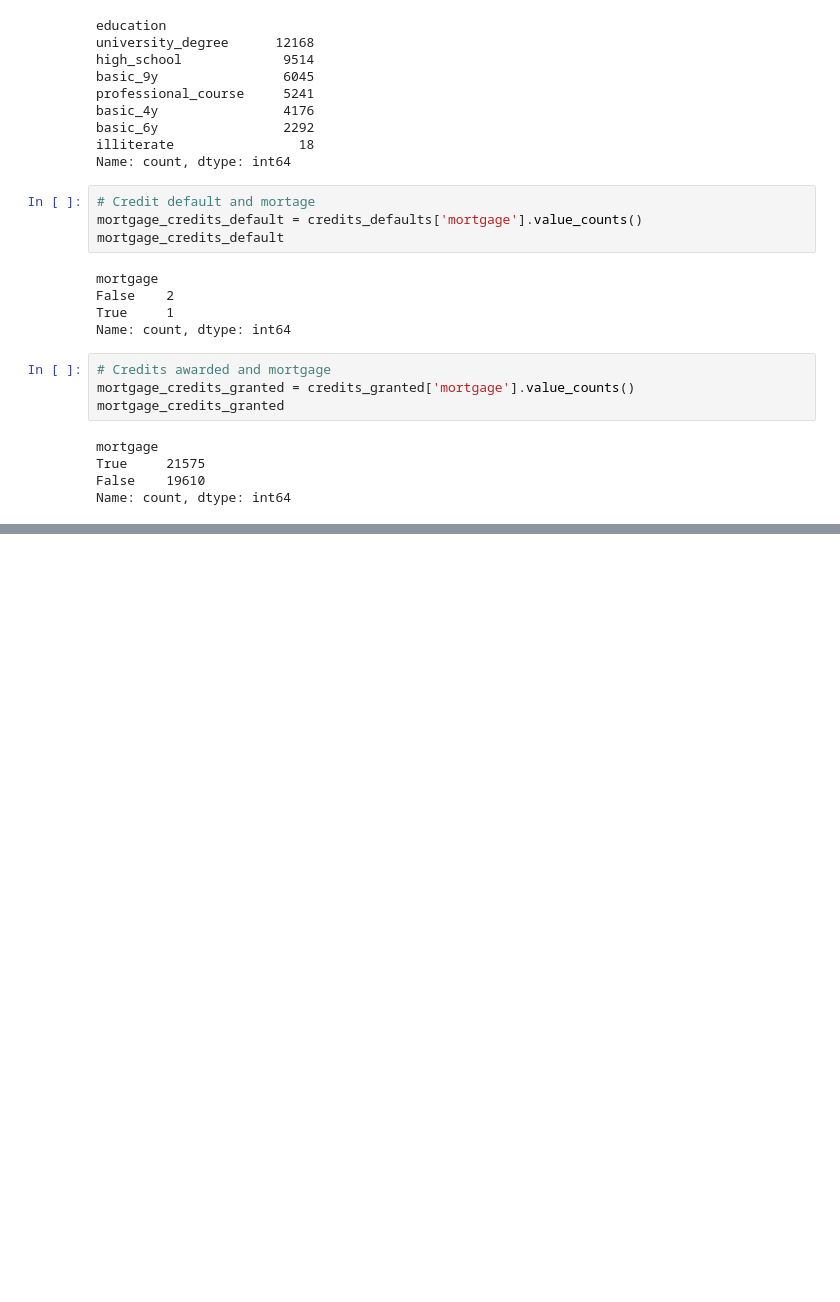
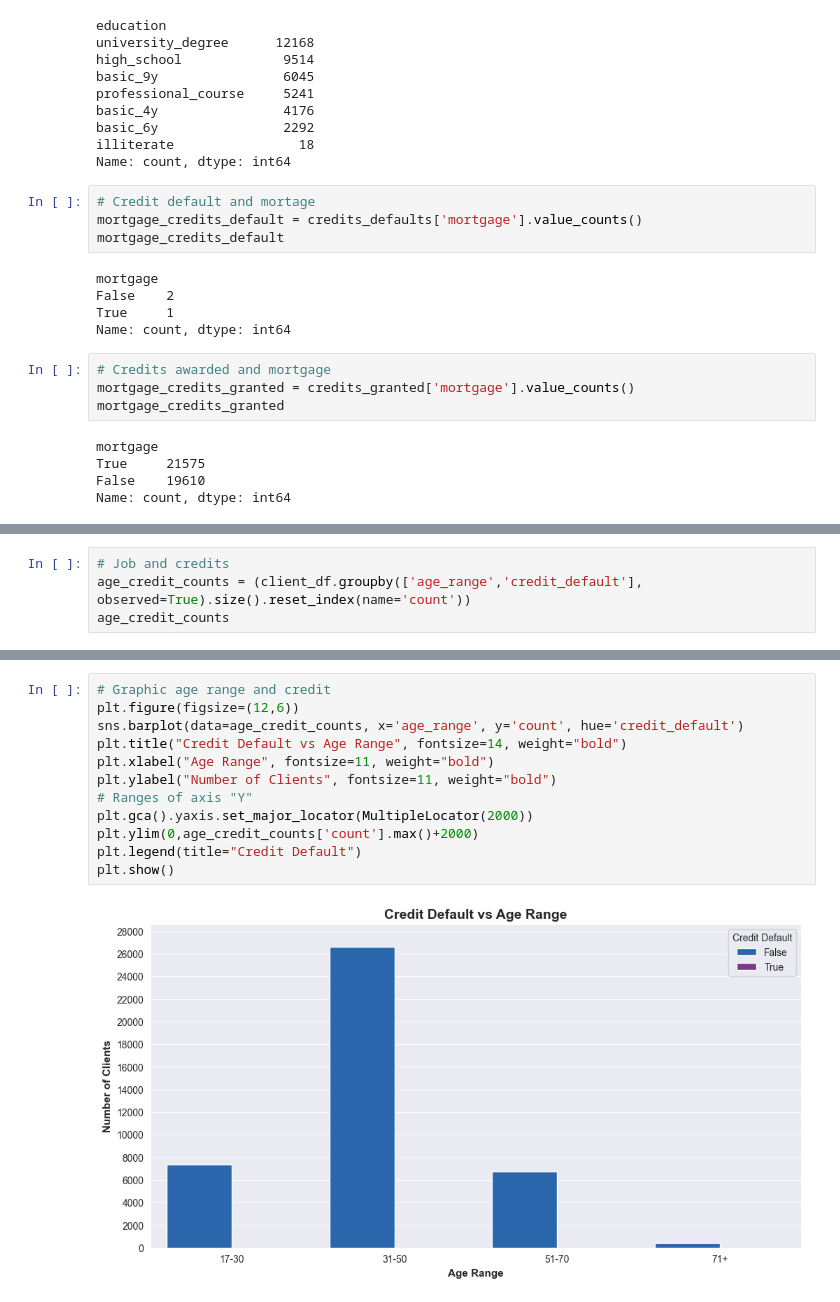
Before and after one commit to StephanieApaza/Bank_marketing_campaign, a Jupyter notebook: bank_marketing/bank_marketing.ipynb, the cells around one changed output, grey strips where cells are left out. Saved outputs shown, nothing was run; the diff lists cells and outputs as text; blank space fills up the shorter version.

```diff
--- a/bank_marketing/bank_marketing.ipynb
+++ b/bank_marketing/bank_marketing.ipynb
@@ -273,0 +342,4 @@ Name: count, dtype: int64
+# %%
+# Job and credits
+age_credit_counts = (client_df.groupby(['age_range','credit_default'], observed=True).size().reset_index(name='count'))
+age_credit_counts
@@ -273,0 +406,14 @@ Name: count, dtype: int64
+# %%
+# Graphic age range and credit
+plt.figure(figsize=(12,6))
+sns.barplot(data=age_credit_counts, x='age_range', y='count', hue='credit_default')
+plt.title("Credit Default vs Age Range", fontsize=14, weight="bold")
+plt.xlabel("Age Range", fontsize=11, weight="bold")
+plt.ylabel("Number of Clients", fontsize=11, weight="bold")
+# Ranges of axis "Y"
+plt.gca().yaxis.set_major_locator(MultipleLocator(2000))
+plt.ylim(0,age_credit_counts['count'].max()+2000)
+plt.legend(title="Credit Default")
+plt.show()
+# %% [output]
+[figure, added]
```
Also changed, not shown: parts of 17 cells of this notebook.
